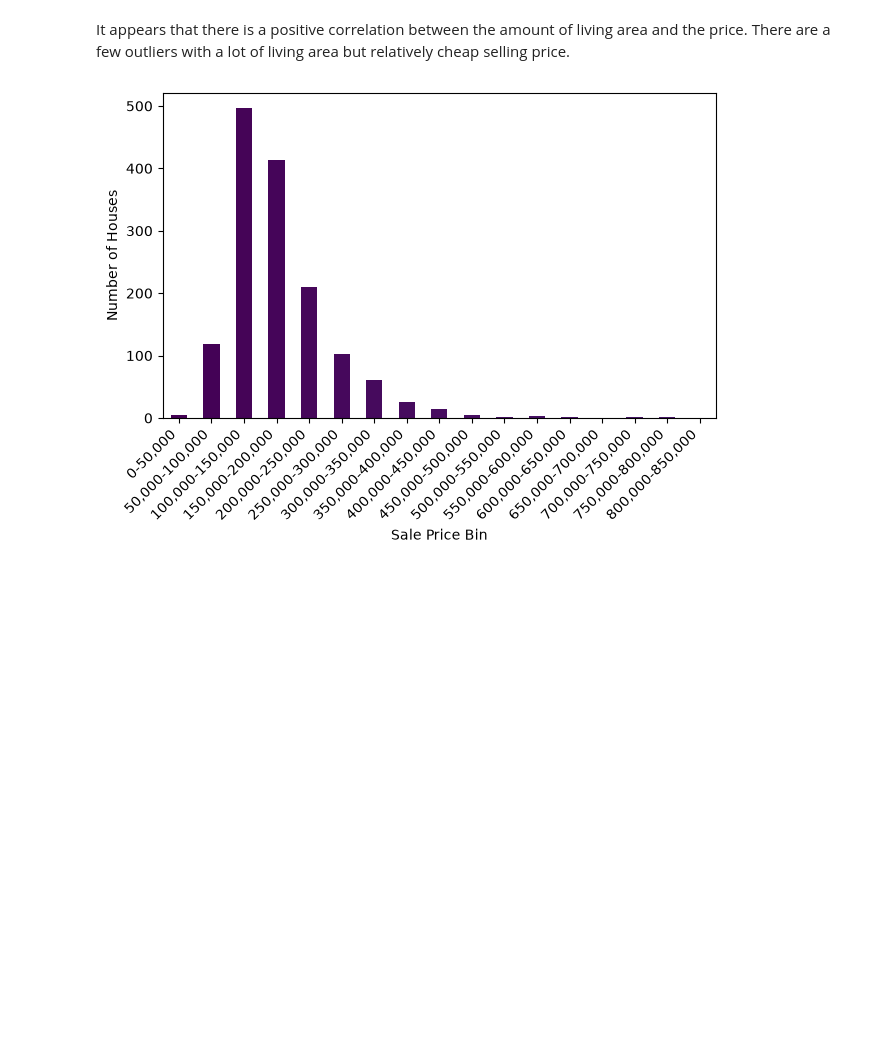
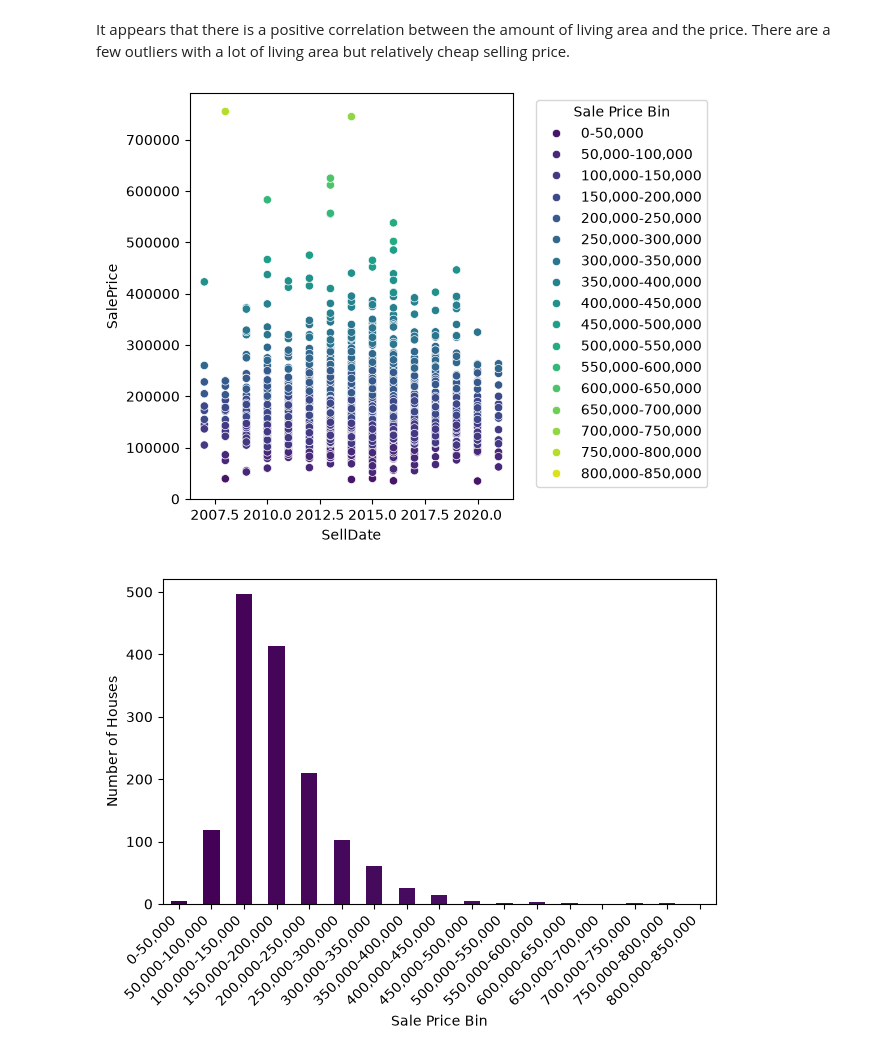
Before and after one commit to Kbeaty26/DS701-Midterm-Project, a Jupyter notebook: scripts/eda.ipynb, the cells around one changed output. Saved outputs shown, nothing was run; the diff lists cells and outputs as text; code cells hidden in the pictures; blank space fills up the shorter version.

```diff
--- a/scripts/eda.ipynb
+++ b/scripts/eda.ipynb
@@ -60,6 +104,23 @@ plt.show()
 [figure]
 # %% [markdown]
 It appears that there is a positive correlation between the amount of living area and the price. There are a few outliers with a lot of living area but relatively cheap selling price.
+# %%
+train_data_df['SellDate'] = train_data_df['MoSold'] + train_data_df['YrSold']
+
+# plot the sell date comapred to price and use the pricing bins as hue
+sns.scatterplot(
+    data=train_data_df,
+    x='SellDate',
+    y='SalePrice',
+    hue='SalePriceBin',
+    palette='viridis'
+)
+
+plt.legend(title='Sale Price Bin', bbox_to_anchor=(1.05, 1), loc='upper left')
+plt.tight_layout()
+plt.show()
+# %% [output]
+[figure, added]
 # %%
 train_data_df['SalePriceBin'].value_counts(sort=False).plot(kind='bar', color=plt.cm.viridis(
     range(len(sale_price_bins))
```
Also changed, not shown: parts of 12 cells of this notebook.
